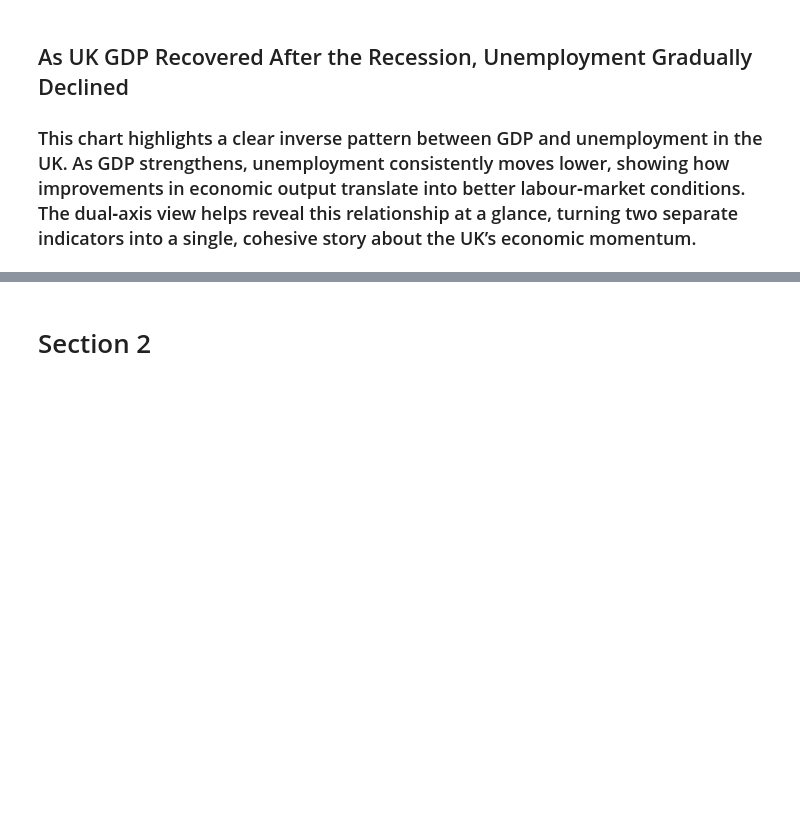
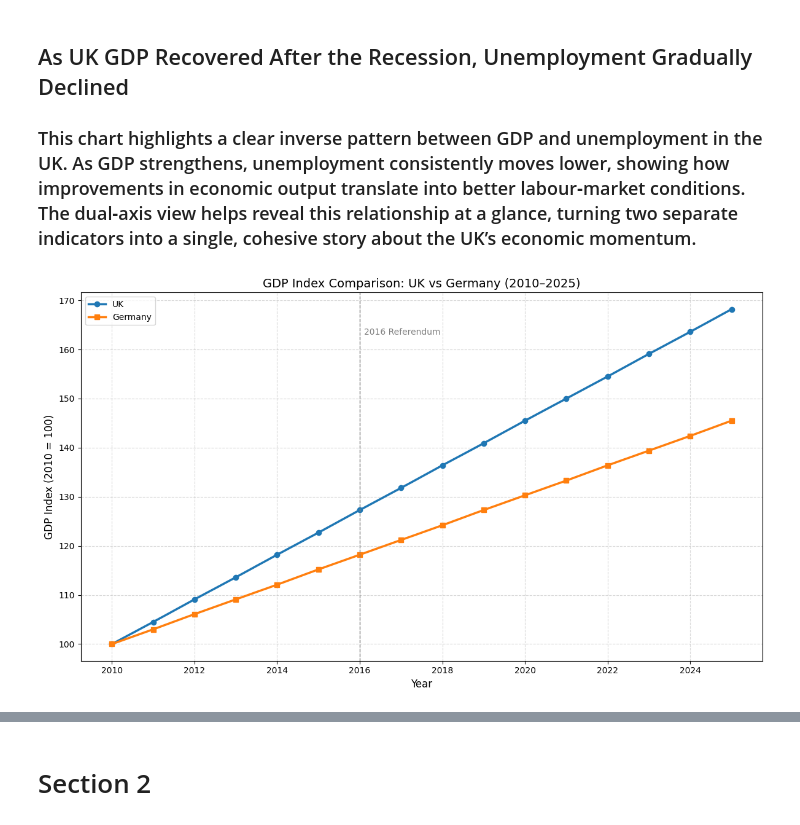
Before and after one commit to Ray99-cpu/Macro_Analysis, a Jupyter notebook: jupyter_notebooks/macro_econ_analysis.ipynb, the cells around one changed output, grey strips where cells are left out. Cells and saved outputs as stored; diff of their text form; code cells hidden in the pictures; blank space fills up the shorter version.

Commit message:
Add UK & Germany GDP plot and comment.

```diff
--- a/jupyter_notebooks/macro_econ_analysis.ipynb
+++ b/jupyter_notebooks/macro_econ_analysis.ipynb
@@ -194,3 +194,45 @@ plt.show()
 # %% [markdown]
 ## As UK GDP Recovered After the Recession, Unemployment Gradually Declined
 ### This chart highlights a clear inverse pattern between GDP and unemployment in the UK. As GDP strengthens, unemployment consistently moves lower, showing how improvements in economic output translate into better labour‑market conditions. The dual‑axis view helps reveal this relationship at a glance, turning two separate indicators into a single, cohesive story about the UK’s economic momentum.
+# %%
+
+
+# Filter for UK and Germany
+uk_data = macro_data[macro_data['Country'] == 'UK']
+ger_data = macro_data[macro_data['Country'] == 'Germany']
+
+plt.figure(figsize=(12, 7))
+
+# Plot UK
+plt.plot(
+    uk_data['Year'],
+    uk_data['GDP_Index'],
+    marker='o',
+    linewidth=2.5,
+    label='UK'
+)
+
+# Plot Germany
+plt.plot(
+    ger_data['Year'],
+    ger_data['GDP_Index'],
+    marker='s',
+    linewidth=2.5,
+    label='Germany'
+)
+
+# Add 2016 reference line
+plt.axvline(x=2016, color='grey', linestyle='--', linewidth=1)
+plt.text(2016 + 0.1, plt.ylim()[1] * 0.95, "2016 Referendum", color='grey')
+
+# Labels and formatting
+plt.title("GDP Index Comparison: UK vs Germany (2010–2025)", fontsize=14)
+plt.xlabel("Year", fontsize=12)
+plt.ylabel("GDP Index (2010 = 100)", fontsize=12)
+plt.grid(True, linestyle='--', alpha=0.5)
+plt.legend()
+
+plt.tight_layout()
+plt.show()
+# %% [output]
+[figure, added]
```
Also changed, not shown: parts of 1 cell of this notebook.
